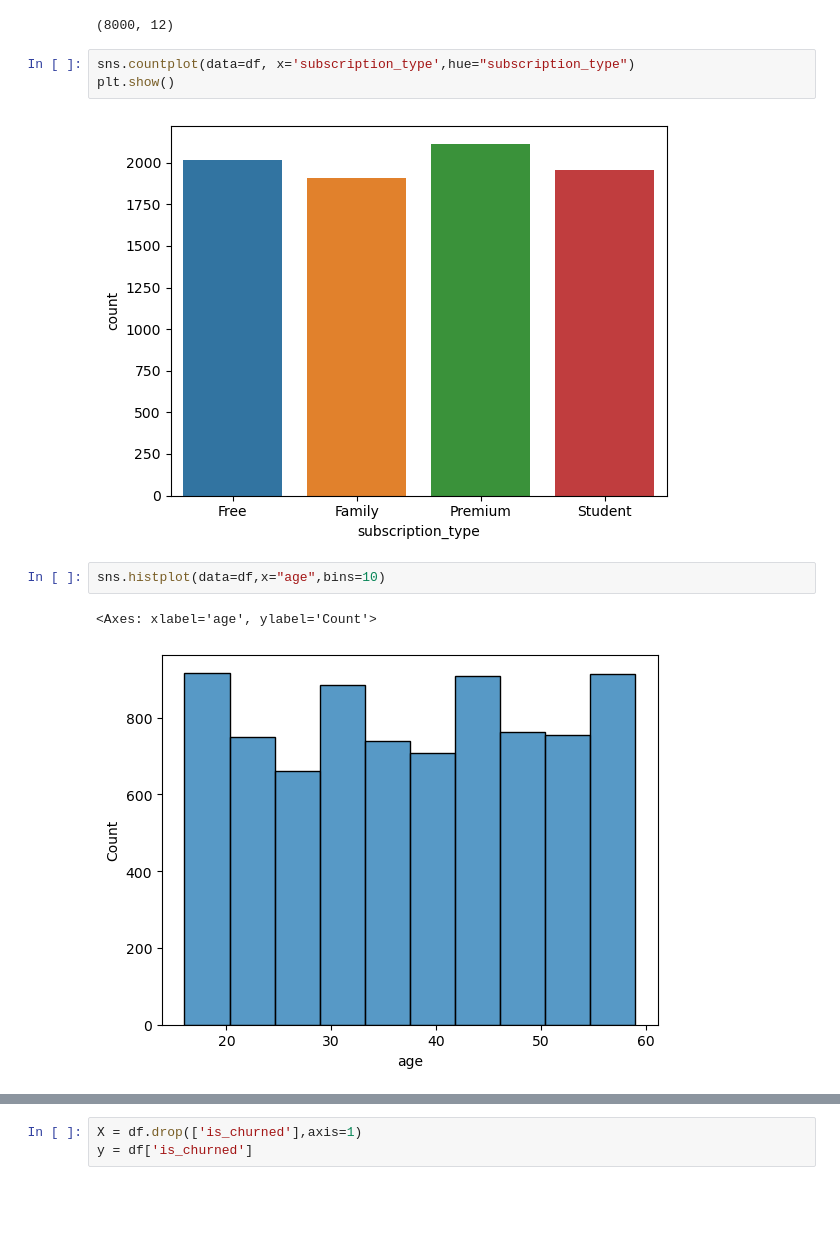
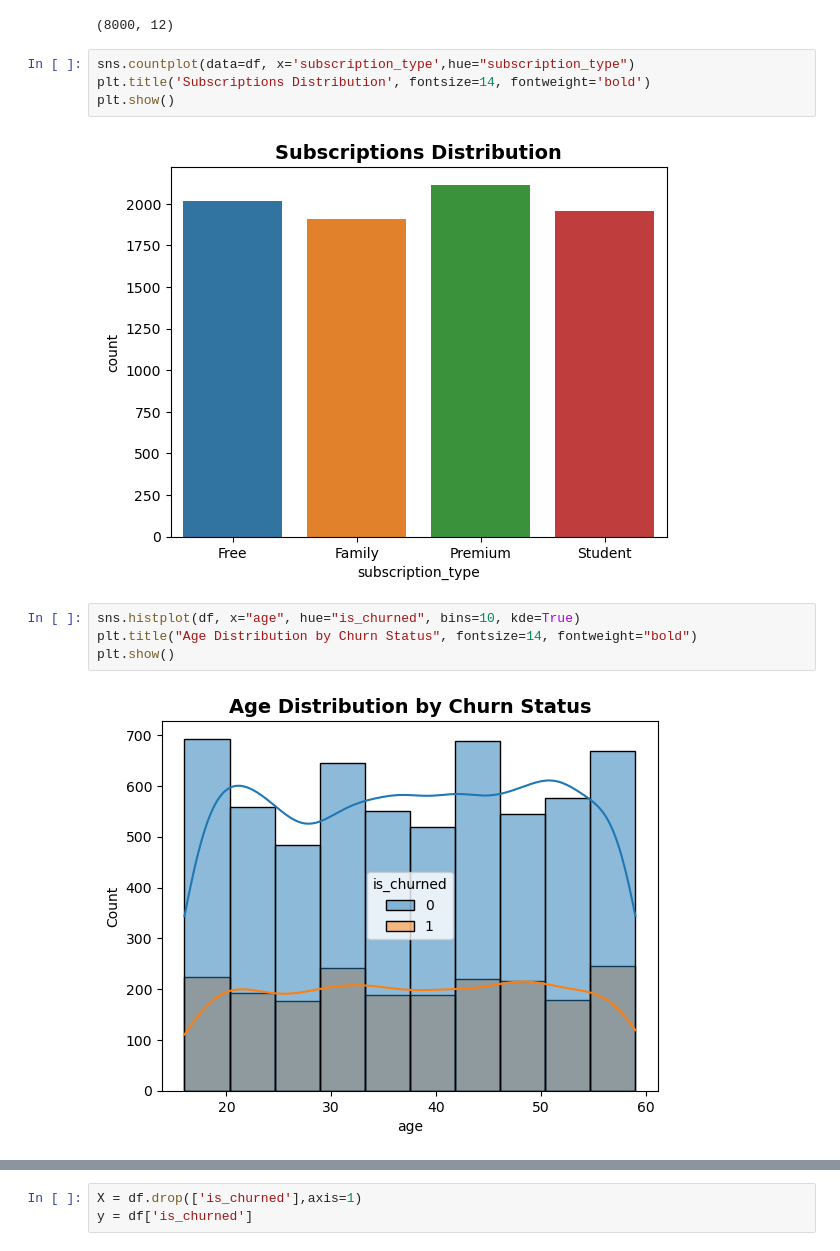
Before and after one commit to AhmedBashmmakh/Spotify-Churn-Prediction, a Jupyter notebook: Spotify_Churn_pred.ipynb, the cells around one changed output, grey strips where cells are left out. Drawn from its saved outputs; the diff is of its cells as text; blank space fills up the shorter version.

```diff
--- a/Spotify_Churn_pred.ipynb
+++ b/Spotify_Churn_pred.ipynb
@@ -61,12 +69,14 @@ df.shape
 (8000, 12)
 # %%
 sns.countplot(data=df, x='subscription_type',hue="subscription_type")
+plt.title('Subscriptions Distribution', fontsize=14, fontweight='bold')
 plt.show()
 # %% [output]
-[figure, old version]
+[figure, new version]
 # %%
-sns.histplot(data=df,x="age",bins=10)
+sns.histplot(df, x="age", hue="is_churned", bins=10, kde=True)
+plt.title("Age Distribution by Churn Status", fontsize=14, fontweight="bold")
+plt.show()
 # %% [output]
-<Axes: xlabel='age', ylabel='Count'>
-[figure, old version]
+[figure, new version]
 # %%
```
Also changed, not shown: parts of 19 cells of this notebook, 1 other file.
